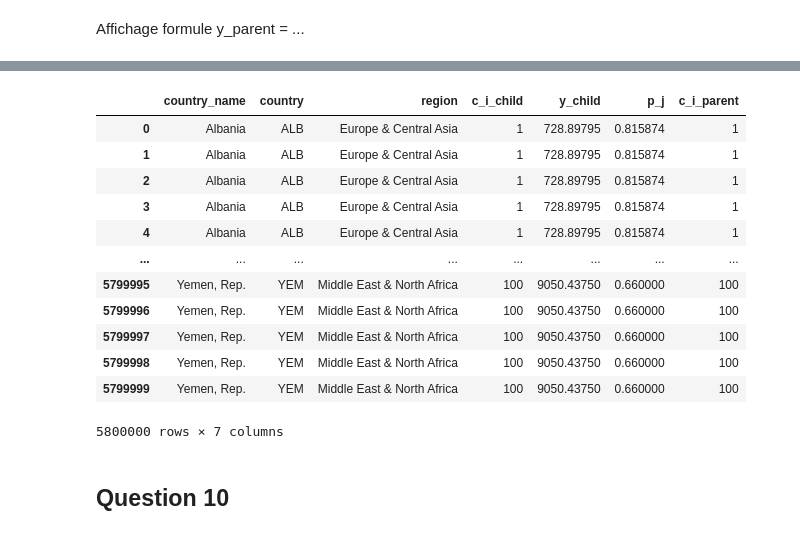
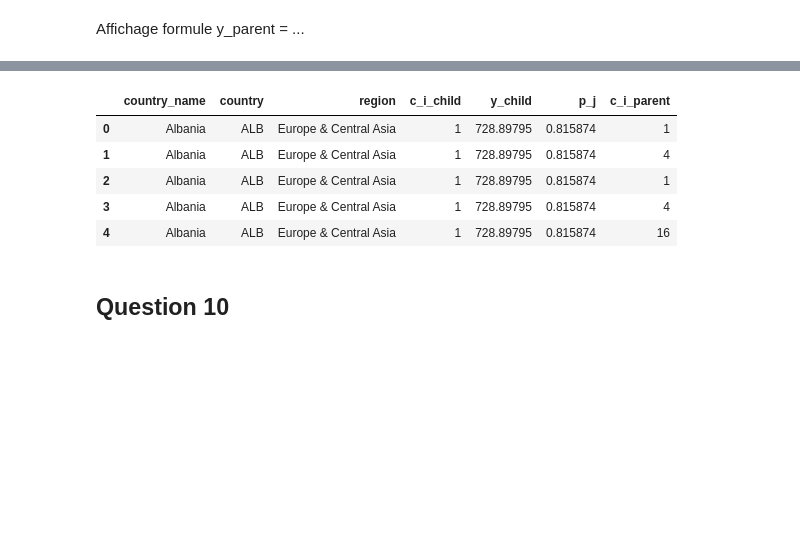
Before and after one commit to Gladouu/P7, a Jupyter notebook: P7_analysis.ipynb, the cells around one changed output, grey strips where cells are left out. Drawn from its saved outputs; the diff is of its cells as text; code cells hidden in the pictures; blank space fills up the shorter version.

```diff
--- a/P7_analysis.ipynb
+++ b/P7_analysis.ipynb
@@ -1398,9 +1374,6 @@ def c_i_parent(y_child, pj, alpha=0, nb_quantiles=100):
 
     #sample size
     size = len(y_child)
-
-    y_child_sorted = y_child.copy()
-    y_child_sorted = y_child_sorted.sort_values()
 
     #quantiles
     quantiles = np.round(np.arange(1, nb_quantiles+1, nb_quantiles/size)- 0.5 + 1./size)
@@ -1412,14 +1385,10 @@ def c_i_parent(y_child, pj, alpha=0, nb_quantiles=100):
     y_parent = [np.exp((np.log(x) - alpha - y)/pj) for x, y in zip(y_child, epsilon)]
 
     #dict() c_i_parent
-    q_dict = {a : int(b) for a, b in zip(y_child_sorted, quantiles)}
+    q_dict = {a : int(b) for a, b in zip(np.sort(y_parent), quantiles)}
 
     #list() c_i_parent
-    return [q_dict[x] for x in y_child_sorted]
+    return [q_dict[e] for e in y_parent]
-# %%
-#elasticity coefficient dictionary
-p_j = {x : y for x, y in zip(df1[["country", "p_j"]].drop_duplicates()['country'],
-                          df1[["country", "p_j"]].drop_duplicates()['p_j'])}
 # %%
 %%time
 
@@ -1434,26 +1403,19 @@ Wall time: 48 s
 # %%
 #assign
 df1["c_i_parent"] = centiles_parent
 
 #clean
 del centiles_parent
 
 #show
-df1
+df1.head()
 # %% [output]
 |  | country_name | country | region | c_i_child | y_child | p_j | c_i_parent |
 | 0 | Albania | ALB | Europe & Central Asia | 1 | 728.89795 | 0.815874 | 1 |
-| 1 | Albania | ALB | Europe & Central Asia | 1 | 728.89795 | 0.815874 | 1 |
+| 1 | Albania | ALB | Europe & Central Asia | 1 | 728.89795 | 0.815874 | 4 |
 | 2 | Albania | ALB | Europe & Central Asia | 1 | 728.89795 | 0.815874 | 1 |
-| 3 | Albania | ALB | Europe & Central Asia | 1 | 728.89795 | 0.815874 | 1 |
-| 4 | Albania | ALB | Europe & Central Asia | 1 | 728.89795 | 0.815874 | 1 |
-| ... | ... | ... | ... | ... | ... | ... | ... |
-| 5799995 | Yemen, Rep. | YEM | Middle East & North Africa | 100 | 9050.43750 | 0.660000 | 100 |
-| 5799996 | Yemen, Rep. | YEM | Middle East & North Africa | 100 | 9050.43750 | 0.660000 | 100 |
-| 5799997 | Yemen, Rep. | YEM | Middle East & North Africa | 100 | 9050.43750 | 0.660000 | 100 |
-| 5799998 | Yemen, Rep. | YEM | Middle East & North Africa | 100 | 9050.43750 | 0.660000 | 100 |
-| 5799999 | Yemen, Rep. | YEM | Middle East & North Africa | 100 | 9050.43750 | 0.660000 | 100 |
+| 3 | Albania | ALB | Europe & Central Asia | 1 | 728.89795 | 0.815874 | 4 |
+| 4 | Albania | ALB | Europe & Central Asia | 1 | 728.89795 | 0.815874 | 16 |
-5800000 rows × 7 columns
 # %% [markdown]
 ## Question 10
 # %% [markdown]
```
Also changed, not shown: parts of 24 cells of this notebook.
